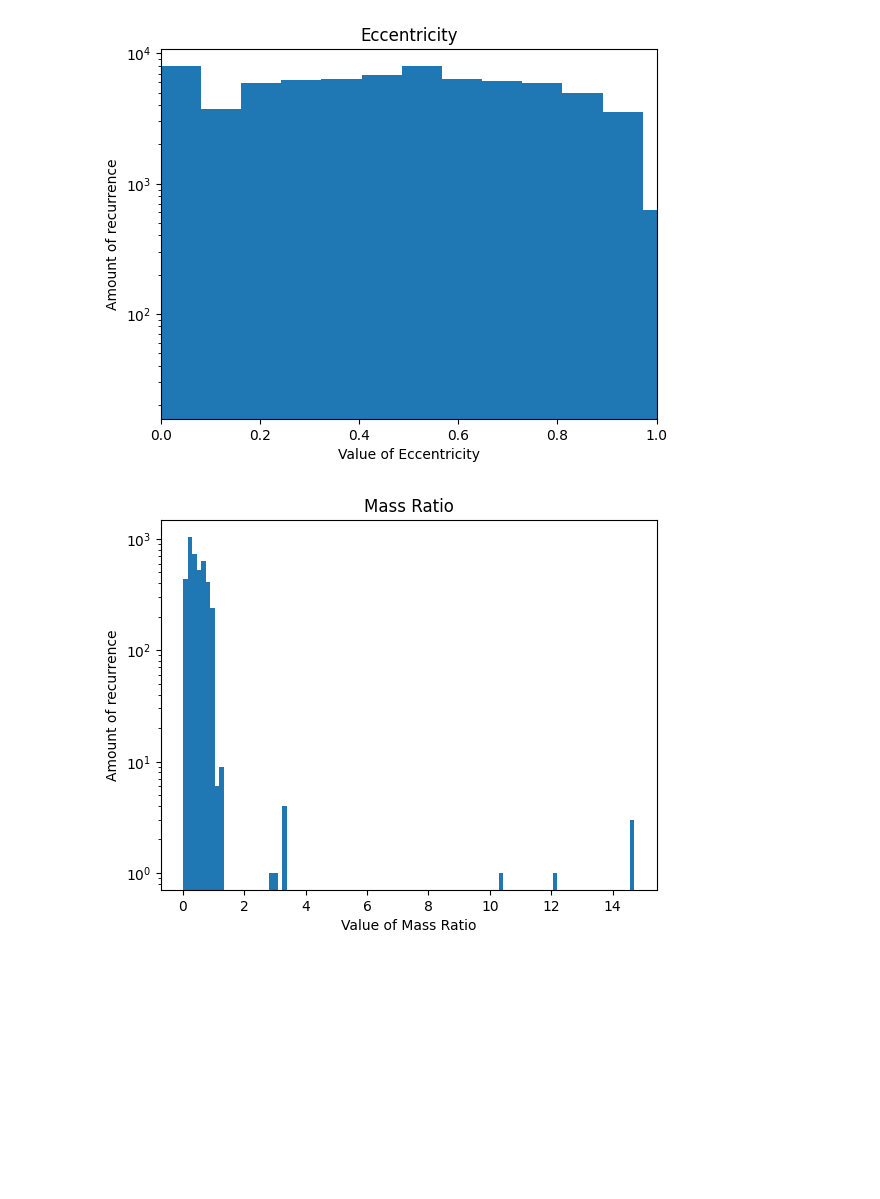
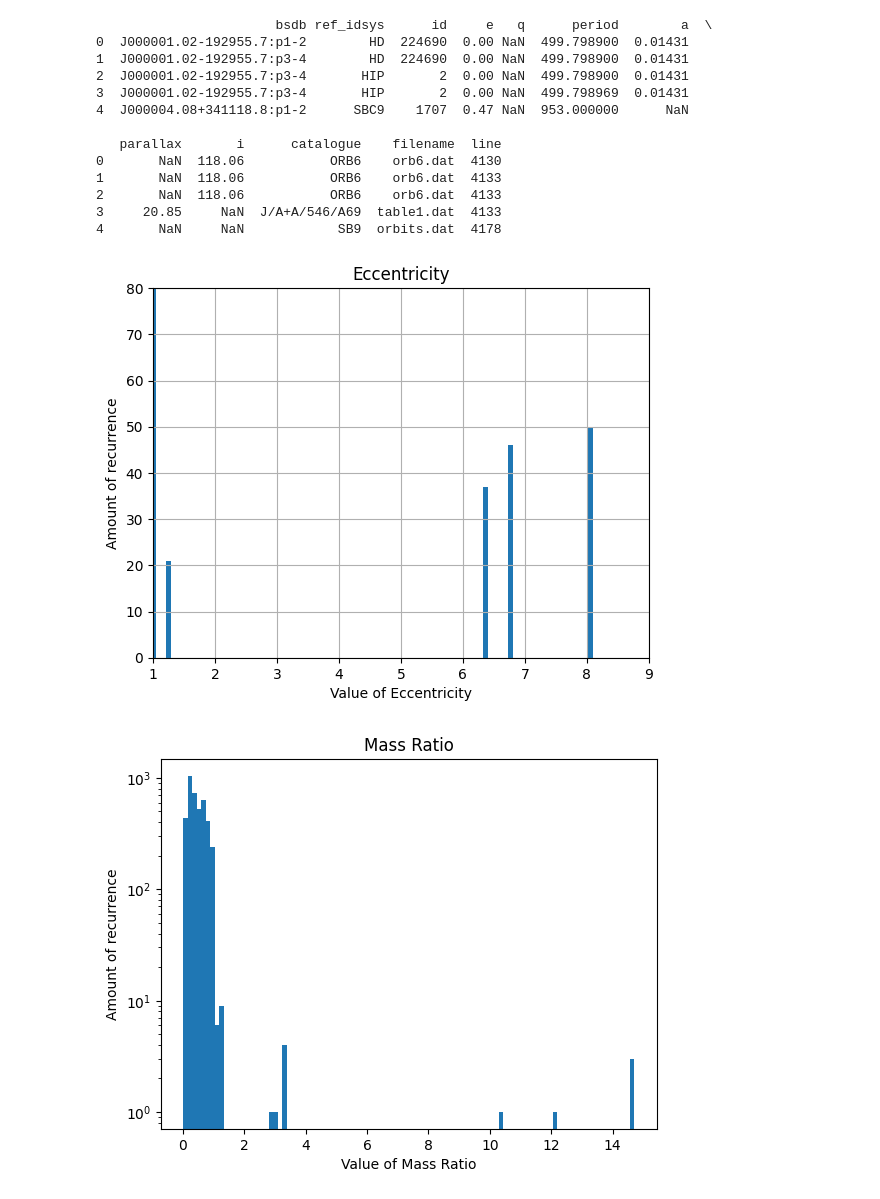
Before and after one commit to Eljameuter/Orbital-and-physical-parameter-distribution-of-Binary-Systems, a Jupyter notebook: code_OP.ipynb, the cells around one changed output. Drawn from its saved outputs; the diff is of its cells as text; code cells hidden in the pictures; blank space fills up the shorter version.

```diff
--- a/code_OP.ipynb
+++ b/code_OP.ipynb
@@ -6,36 +6,53 @@ import pandas as pd
 
 df = pd.read_csv(r'DATA/RAW/table2.csv')
 eccentricity = df["e"]
 mass_ratio = df["q"]
 period = df["period"]
 semi_major_ax = df["a"]
+id = df["bsdb"]
+print(df.head())
 
-plt.hist(eccentricity, log=True, bins=100)
+plt.hist(eccentricity, bins=100)
 plt.xlabel('Value of Eccentricity')
 plt.ylabel('Amount of recurrence')
 plt.title('Eccentricity')
-plt.xlim(0,1)
+plt.grid(True)
+plt.xlim(1,9)
+plt.ylim(0,80)
 plt.show()
 
 plt.hist(mass_ratio, log=True, bins=100)
 plt.xlabel('Value of Mass Ratio')
 plt.ylabel('Amount of recurrence')
 plt.title('Mass Ratio')
 plt.show()
 
 plt.hist(period, log=True, bins=100)
 plt.xlabel('Period [days]')
 plt.ylabel('Amount of recurrence')
 plt.title('Period histogram')
 plt.show()
 
 plt.hist(semi_major_ax, log=True, bins=100)
 plt.xlabel('Value of Semi-Major Axis [arcsec]')
 plt.ylabel('Amount of recurrence')
 plt.title('Semi Major Axis histogram')
 plt.show()
 # %% [output]
+                       bsdb ref_idsys      id     e   q      period        a  \
+0  J000001.02-192955.7:p1-2        HD  224690  0.00 NaN  499.798900  0.01431
+1  J000001.02-192955.7:p3-4        HD  224690  0.00 NaN  499.798900  0.01431
+2  J000001.02-192955.7:p3-4       HIP       2  0.00 NaN  499.798900  0.01431
+3  J000001.02-192955.7:p3-4       HIP       2  0.00 NaN  499.798969  0.01431
+4  J000004.08+341118.8:p1-2      SBC9    1707  0.47 NaN  953.000000      NaN
+
+   parallax       i      catalogue    filename  line
+0       NaN  118.06           ORB6    orb6.dat  4130
+1       NaN  118.06           ORB6    orb6.dat  4133
+2       NaN  118.06           ORB6    orb6.dat  4133
+3     20.85     NaN  J/A+A/546/A69  table1.dat  4133
+4       NaN     NaN            SB9  orbits.dat  4178
-[figure, old version]
+[figure, new version]
 [figure]
 [figure]
 [figure]
```
Also changed, not shown: parts of 2 cells of this notebook, 1 other file.
